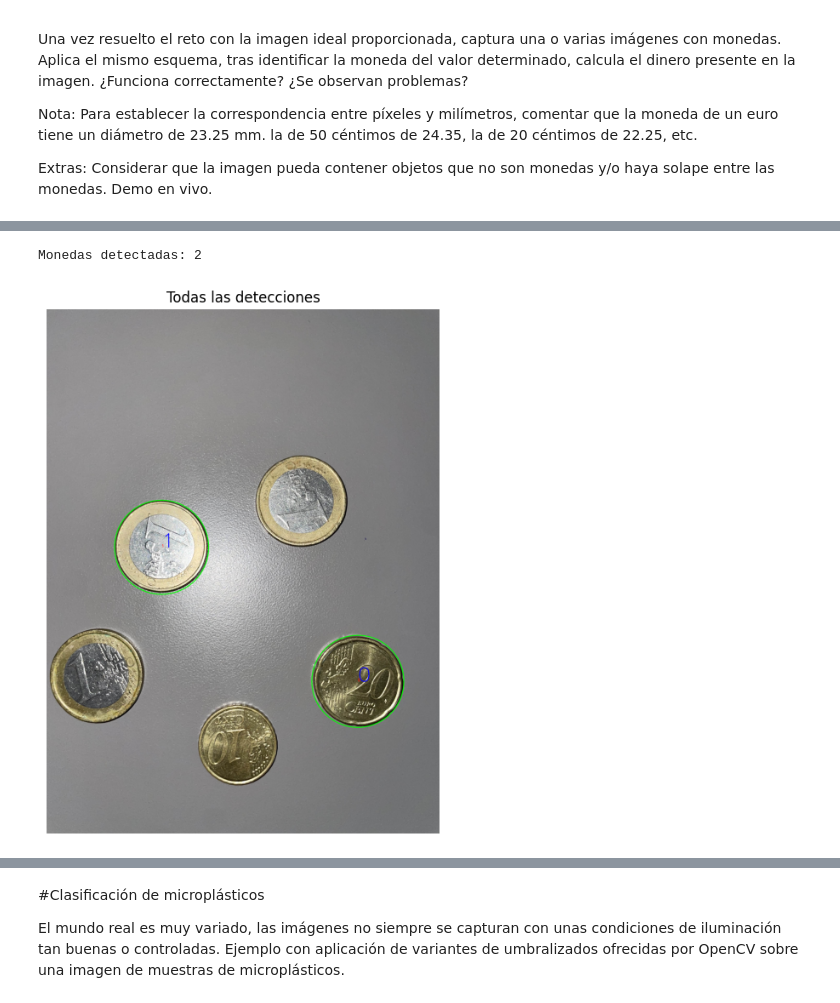
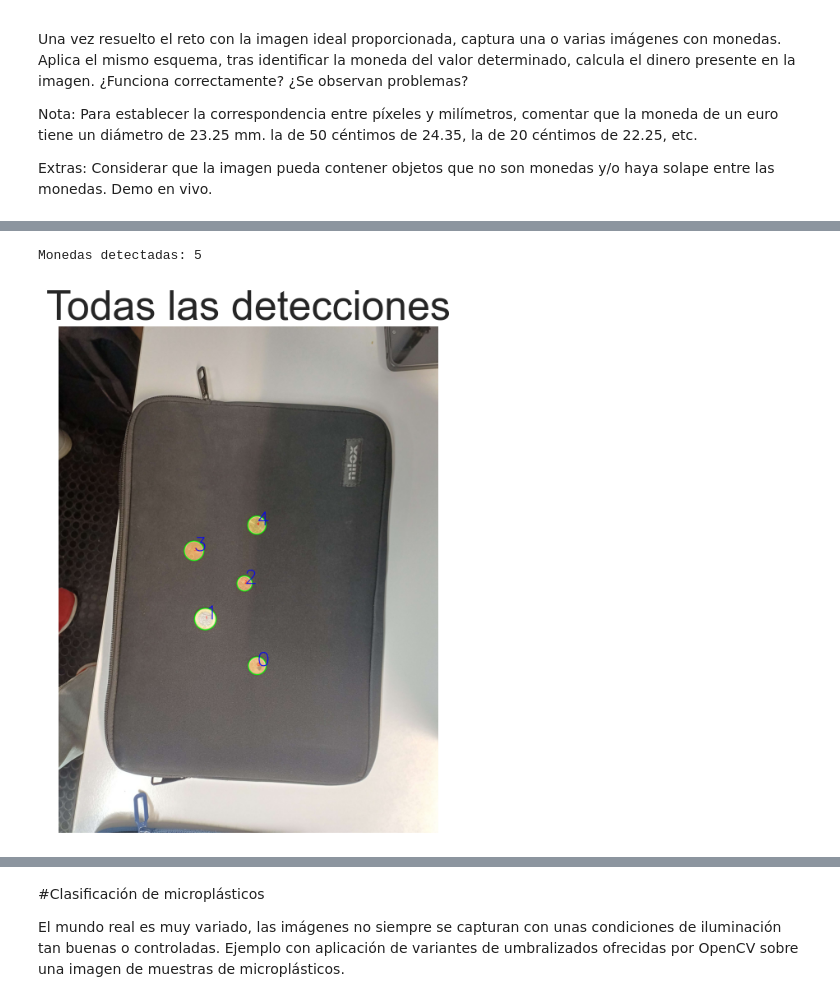
Before and after one commit to mohamedOharoun/VC_P3_42_25, a Jupyter notebook: VC_P3.ipynb, the cells around one changed output, grey strips where cells are left out. Cells and saved outputs as stored; diff of their text form; code cells hidden in the pictures.

```diff
--- a/VC_P3.ipynb
+++ b/VC_P3.ipynb
@@ -309,10 +309,10 @@ def mostrar_imagen(img, titulo="Imagen", cmap=None):
     plt.show()
 
 # Cargar imagen
-coins = cv2.imread("Monedas1.jpg")
+coins = cv2.imread("Monedas6.jpg")
 gray = cv2.cvtColor(coins, cv2.COLOR_BGR2GRAY)
 blur = cv2.GaussianBlur(gray, (7,7), 0)
-
+mostrar_imagen(blur, "Gaussian")
 # Detección de bordes con Canny
 canny = cv2.Canny(blur, 20, 255)
 
@@ -362,37 +363,37 @@ for i, cont in enumerate(contours):
     # Usar minEnclosingCircle para detectar círculos
     (x, y), radius = cv2.minEnclosingCircle(cont)
     center = (int(x), int(y))
     radius = int(radius)
 
     # Calcular circularidad
     area = cv2.contourArea(cont)
     perimeter = cv2.arcLength(cont, True)
-    if perimeter > 200:
+    if perimeter < 800 and perimeter > 280:
         circularity = 4 * np.pi * area / (perimeter * perimeter)
     else:
         circularity = 0
 
-    if circularity > 0.7:
+    if circularity > 0.6:
         monedas.append({
             'id': len(monedas),
             'center': center,
             'radius': radius,
             'diameter_px': radius * 2,
             'contour': cont,
             'circularity': circularity,
             'area': area
         })
 
         # Dibujar círculo
         cv2.circle(img_monedas, center, radius, (0, 255, 0), 5)
         cv2.putText(img_monedas, str(len(monedas)-1), center,
                    cv2.FONT_HERSHEY_SIMPLEX, 5, (255, 0, 0), 5)
 
 print(f"Monedas detectadas: {len(monedas)}")
 mostrar_imagen(img_monedas, "Todas las detecciones")
 # %% [output]
-Monedas detectadas: 2
+Monedas detectadas: 5
-[figure, old version]
+[figure, new version]
 # %%
 # Función para calibrar con moneda de referencia
 def calibrar_con_moneda_referencia(monedas, id_moneda, valor_euro):
```
Also changed, not shown: parts of 10 cells of this notebook, 3 other files.
